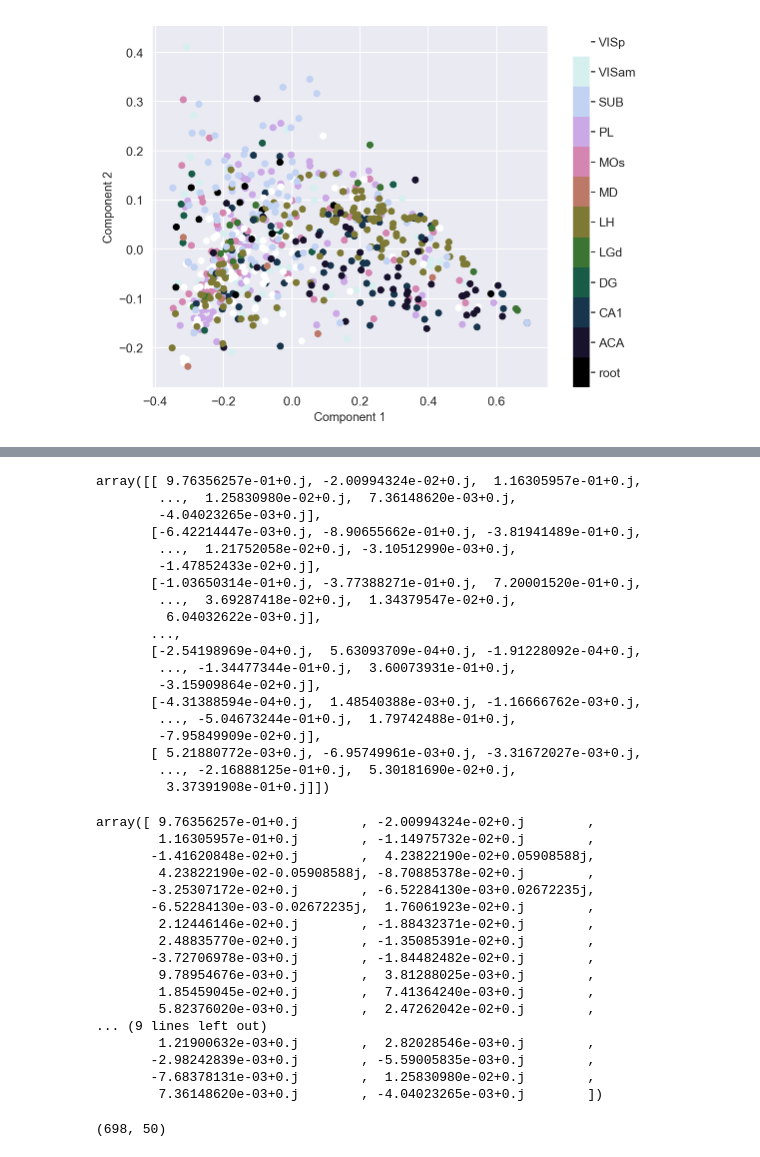
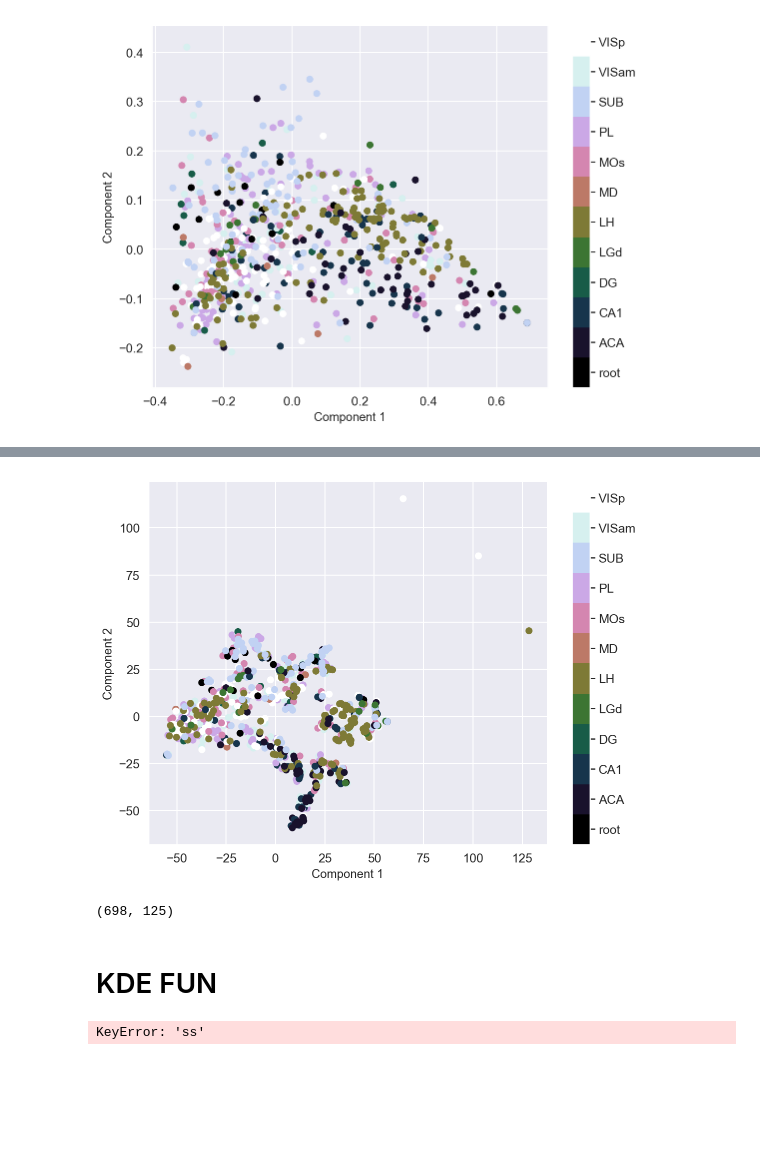
Before and after one commit to mikeonly/nma_easy_cabbage, a Jupyter notebook: PCA Calculations.ipynb, the cells around one changed output, grey strips where cells are left out. Saved outputs shown, nothing was run; the diff lists cells and outputs as text; code cells hidden in the pictures; blank space fills up the shorter version.

```diff
--- a/PCA Calculations.ipynb
+++ b/PCA Calculations.ipynb
@@ -93,46 +85,12 @@ eigen_values, eigen_vectors = np.linalg.eig(pca_model.get_covariance())
-# %%
-eigen_vectors
-# %% [output]
-array([[ 9.76356257e-01+0.j, -2.00994324e-02+0.j,  1.16305957e-01+0.j,
-        ...,  1.25830980e-02+0.j,  7.36148620e-03+0.j,
-        -4.04023265e-03+0.j],
-       [-6.42214447e-03+0.j, -8.90655662e-01+0.j, -3.81941489e-01+0.j,
-        ...,  1.21752058e-02+0.j, -3.10512990e-03+0.j,
-        -1.47852433e-02+0.j],
-       [-1.03650314e-01+0.j, -3.77388271e-01+0.j,  7.20001520e-01+0.j,
-        ...,  3.69287418e-02+0.j,  1.34379547e-02+0.j,
-         6.04032622e-03+0.j],
-       ...,
-       [-2.54198969e-04+0.j,  5.63093709e-04+0.j, -1.91228092e-04+0.j,
-        ..., -1.34477344e-01+0.j,  3.60073931e-01+0.j,
-        -3.15909864e-02+0.j],
-       [-4.31388594e-04+0.j,  1.48540388e-03+0.j, -1.16666762e-03+0.j,
-        ..., -5.04673244e-01+0.j,  1.79742488e-01+0.j,
-        -7.95849909e-02+0.j],
-       [ 5.21880772e-03+0.j, -6.95749961e-03+0.j, -3.31672027e-03+0.j,
-        ..., -2.16888125e-01+0.j,  5.30181690e-02+0.j,
-         3.37391908e-01+0.j]])
-# %%
-eigen_vectors[0]
-# %% [output]
-array([ 9.76356257e-01+0.j        , -2.00994324e-02+0.j        ,
-        1.16305957e-01+0.j        , -1.14975732e-02+0.j        ,
-       -1.41620848e-02+0.j        ,  4.23822190e-02+0.05908588j,
-        4.23822190e-02-0.05908588j, -8.70885378e-02+0.j        ,
-       -3.25307172e-02+0.j        , -6.52284130e-03+0.02672235j,
-       -6.52284130e-03-0.02672235j,  1.76061923e-02+0.j        ,
-        2.12446146e-02+0.j        , -1.88432371e-02+0.j        ,
-        2.48835770e-02+0.j        , -1.35085391e-02+0.j        ,
-       -3.72706978e-03+0.j        , -1.84482482e-02+0.j        ,
-        9.78954676e-03+0.j        ,  3.81288025e-03+0.j        ,
-        1.85459045e-02+0.j        ,  7.41364240e-03+0.j        ,
-        5.82376020e-03+0.j        ,  2.47262042e-02+0.j        ,
-... (9 lines left out)
-        1.21900632e-03+0.j        ,  2.82028546e-03+0.j        ,
-       -2.98242839e-03+0.j        , -5.59005835e-03+0.j        ,
-       -7.68378131e-03+0.j        ,  1.25830980e-02+0.j        ,
-        7.36148620e-03+0.j        , -4.04023265e-03+0.j        ])
+# %%
+embed = tsne_model.fit_transform(X002)
+tsne_component1, tsne_component2 = [embed[:, 0], embed[:, 1]]
+pcaplot.visualize_components(tsne_component1, tsne_component2, labels_index=indexed_by_area, labels=cortex_areas)
+# %% [output]
+[figure, added]
 # %%
-X.shape
+X002.shape
 # %% [output]
-(698, 50)
+(698, 125)
+# %% [markdown]
+# KDE FUN
@@ -138,0 +122,4 @@ X.shape
+# %%
+all_dat[11]['ss']
+# %% [output]
+KeyError: 'ss'
```
Also changed, not shown: parts of 22 cells of this notebook, 3 other files.
